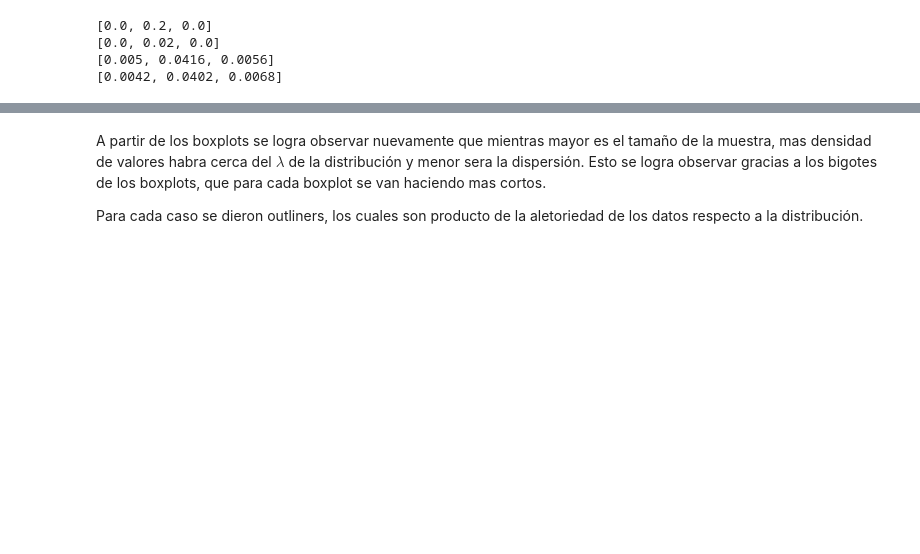
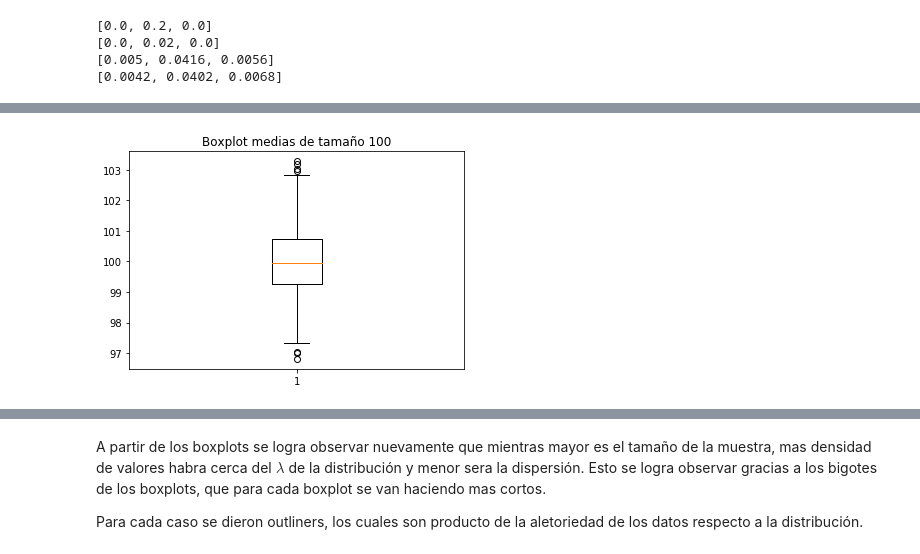
Before and after one commit to Umauro/LabEstaca3, a Jupyter notebook: Pregunta 1.ipynb, the cells around one changed output, grey strips where cells are left out. Cells and saved outputs as stored; diff of their text form; code cells hidden in the pictures; blank space fills up the shorter version.

```diff
--- a/Pregunta 1.ipynb
+++ b/Pregunta 1.ipynb
@@ -187,0 +146,6 @@ plt.boxplot(l4)
+# %%
+plt.boxplot(l2)
+plt.title("Boxplot medias de tamaño 100")
+plt.show()
+# %% [output]
+[figure, added]
```
Also changed, not shown: parts of 15 cells of this notebook, 2 other files.
